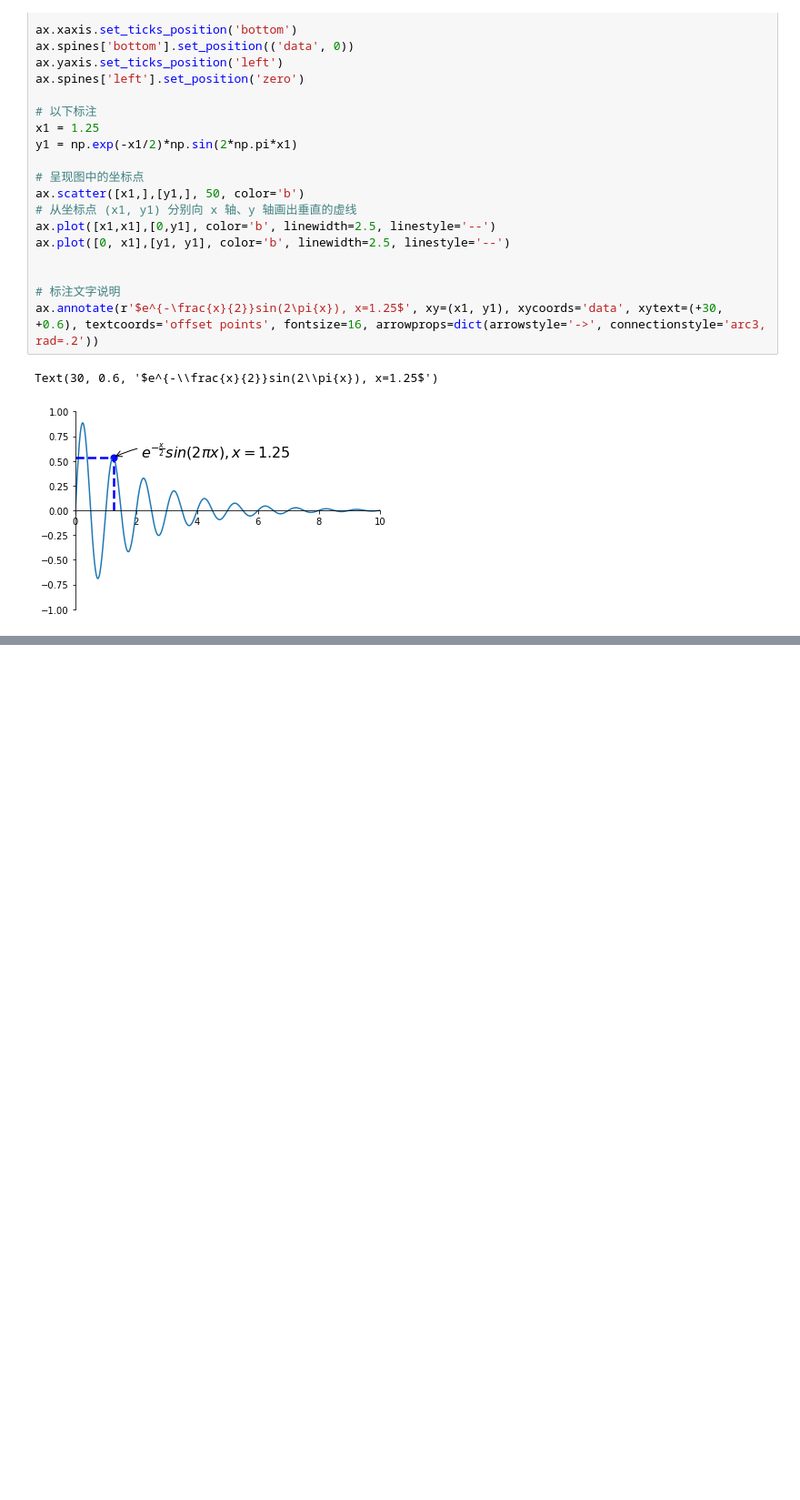
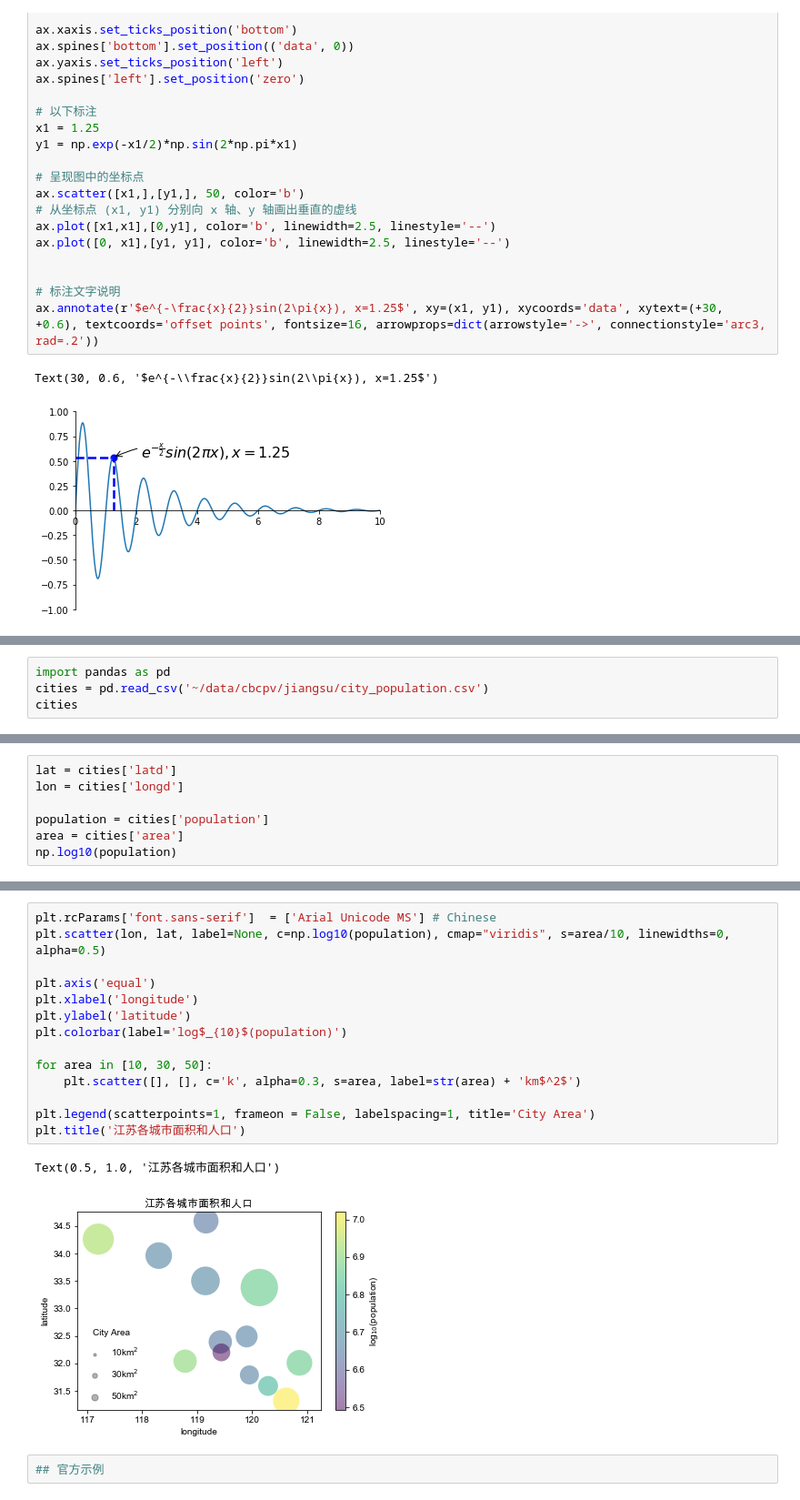
Before and after one commit to hivandu/practise, a Jupyter notebook: analyse/Case-by-case_Python_visualization/ex02.ipynb, the cells around one changed output, grey strips where cells are left out. Shown at 91% size. Cells and saved outputs as stored; diff of their text form; blank space fills up the shorter version.

```diff
--- a/analyse/Case-by-case_Python_visualization/ex02.ipynb
+++ b/analyse/Case-by-case_Python_visualization/ex02.ipynb
@@ -40,0 +53,4 @@ Text(30, 0.6, '$e^{-\\frac{x}{2}}sin(2\\pi{x}), x=1.25$')
+# %%
+import pandas as pd
+cities = pd.read_csv('~/data/cbcpv/jiangsu/city_population.csv')
+cities
@@ -40,0 +72,7 @@ Text(30, 0.6, '$e^{-\\frac{x}{2}}sin(2\\pi{x}), x=1.25$')
+# %%
+lat = cities['latd']
+lon = cities['longd']
+
+population = cities['population']
+area = cities['area']
+np.log10(population)
@@ -40,0 +94,19 @@ Text(30, 0.6, '$e^{-\\frac{x}{2}}sin(2\\pi{x}), x=1.25$')
+# %%
+plt.rcParams['font.sans-serif']  = ['Arial Unicode MS'] # Chinese
+plt.scatter(lon, lat, label=None, c=np.log10(population), cmap="viridis", s=area/10, linewidths=0, alpha=0.5)
+
+plt.axis('equal')
+plt.xlabel('longitude')
+plt.ylabel('latitude')
+plt.colorbar(label='log$_{10}$(population)')
+
+for area in [10, 30, 50]:
+    plt.scatter([], [], c='k', alpha=0.3, s=area, label=str(area) + 'km$^2$')
+
+plt.legend(scatterpoints=1, frameon = False, labelspacing=1, title='City Area')
+plt.title('江苏各城市面积和人口')
+# %% [output]
+Text(0.5, 1.0, '江苏各城市面积和人口')
+[figure, added]
+# %%
+## 官方示例
```
Also changed, not shown: parts of 8 cells of this notebook, 1 other file.
